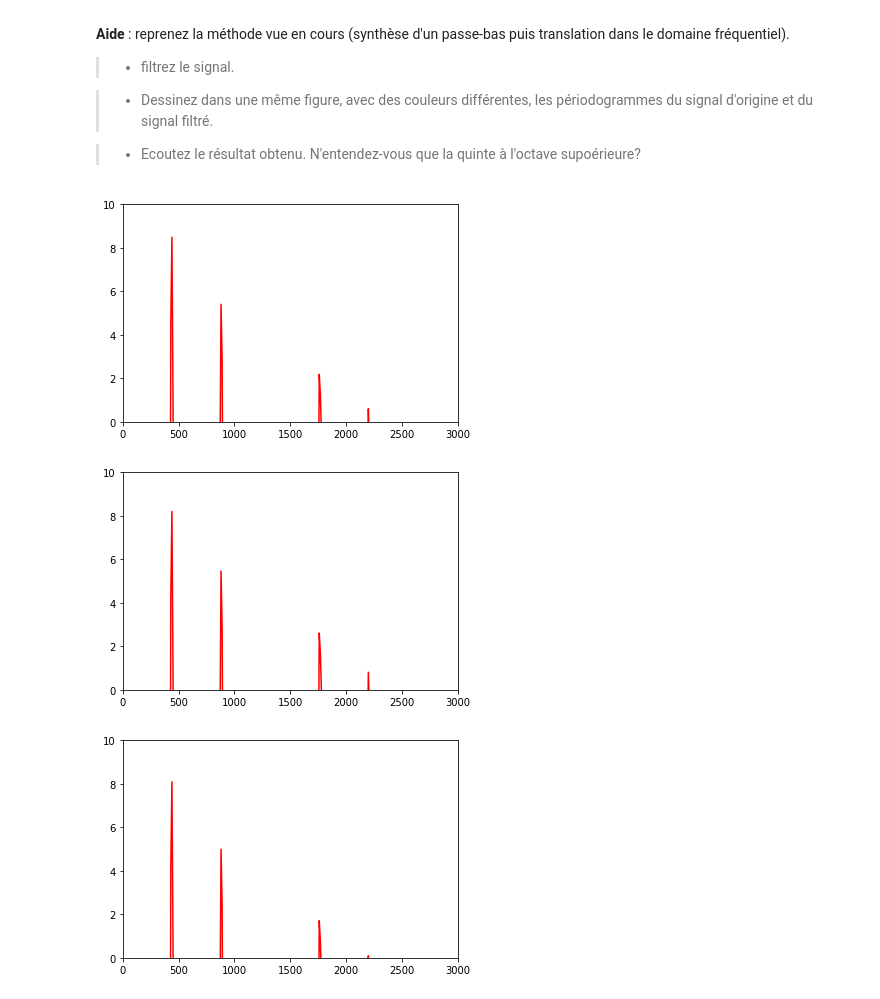
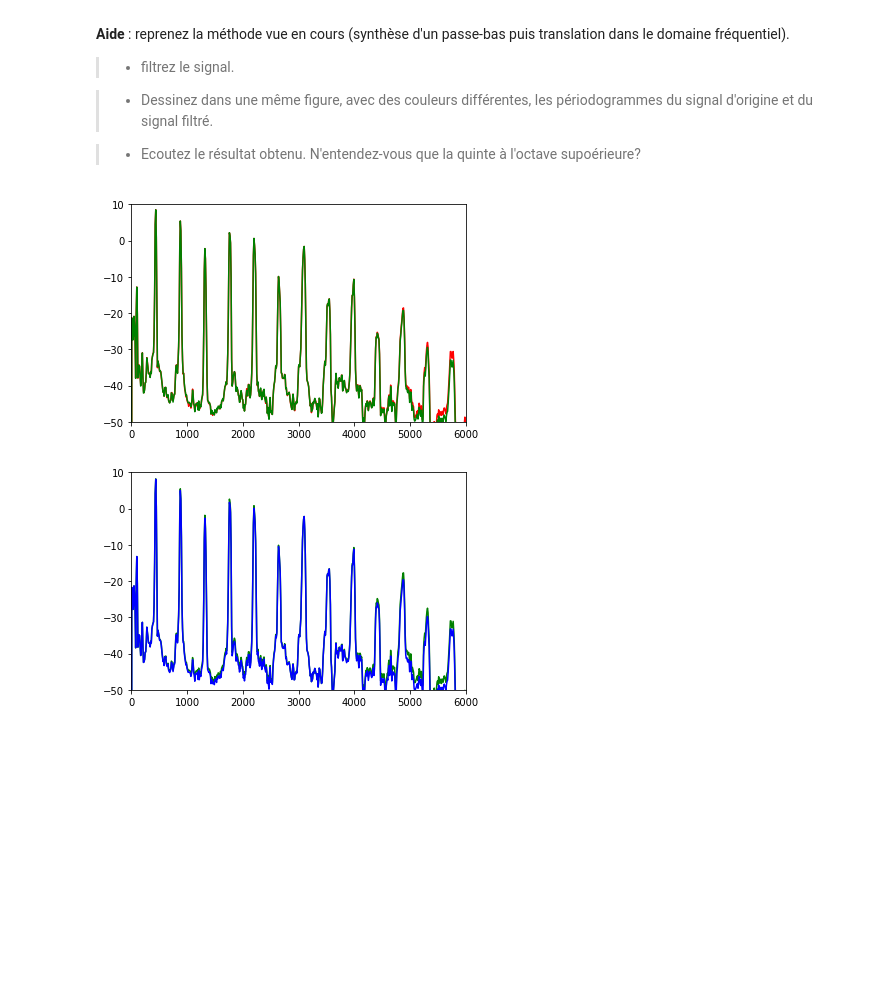
Before and after one commit to guillaume-haerinck/imac-tp-signal, a Jupyter notebook: semestre-3/tp-01-filtres/TPfiltre1.ipynb, the cells around one changed output. Saved outputs shown, nothing was run; the diff lists cells and outputs as text; code cells hidden in the pictures; blank space fills up the shorter version.

```diff
--- a/semestre-3/tp-01-filtres/TPfiltre1.ipynb
+++ b/semestre-3/tp-01-filtres/TPfiltre1.ipynb
@@ -355,45 +355,54 @@ def PBfenetre(N,nu_c,type):
     if type == "triangle":
         indices=np.arange(-M,M+1)
         w_triangle  = 1+ 2*(1-N)/(N*N)*np.abs(indices)
         return(h1*w_triangle)
     if type == "hamming":
         w_hamming = signal.hamming(N+1)
         return(h1*w_hamming)
 
 nu_0 = 4400 / 44100
 nu_c = 3/2 * nu_0
 N = int(4 / nu_c)
 
+# Signal de base
+f, By = calcul_periodogramme(data, rate)
+plt.plot(f, By, 'r')
+plt.ylim(-50, 10)
+plt.xlim(0, 6000)
+
 # Hamming window
 h = PBfenetre(N, nu_c, "hamming")
 y = signal.convolve(h, data)
 f, By = calcul_periodogramme(y, rate)
-plt.ylim(0, 10)
-plt.xlim(0, 3000)
-plt.plot(f, By, 'r')
+plt.ylim(-50, 10)
+plt.xlim(0, 6000)
+plt.plot(f, By, 'g')
+enregistrer_son("la_vibrato-passe_bas_v2.wav", y, rate)
+
 plt.show()
-enregistrer_son("la_vibrato-passe_bas_v2.wav", y, rate)
 
 # Rectangle window
 h = PBfenetre(N, nu_c, "rectangle")
 y = signal.convolve(h, data)
 f, By = calcul_periodogramme(y, rate)
-plt.ylim(0, 10)
-plt.xlim(0, 3000)
-plt.plot(f, By, 'r')
-plt.show()
+plt.ylim(-50, 10)
+plt.xlim(0, 6000)
+plt.plot(f, By, 'g')
 enregistrer_son("la_vibrato-passe_bas_v3.wav", y, rate)
 
 # Triangle window
 h = PBfenetre(N, nu_c, "triangle")
 y = signal.convolve(h, data)
 f, By = calcul_periodogramme(y, rate)
-plt.ylim(0, 10)
-plt.xlim(0, 3000)
-plt.plot(f, By, 'r')
+plt.ylim(-50, 10)
+plt.xlim(0, 6000)
+plt.plot(f, By, 'b')
+enregistrer_son("la_vibrato-passe_bas_v4.wav", y, rate)
+
 plt.show()
-enregistrer_son("la_vibrato-passe_bas_v4.wav", y, rate)
+
+# passe bande
+# h2 = 2 * h1 * (2 * np.pi * nu_3 * np.arrange(O, N+1))
 # %% [output]
-[figure, old version]
+[figure, new version]
-[figure, old version]
+[figure, new version]
-[figure, removed]
```
Also changed, not shown: 3 other files.
